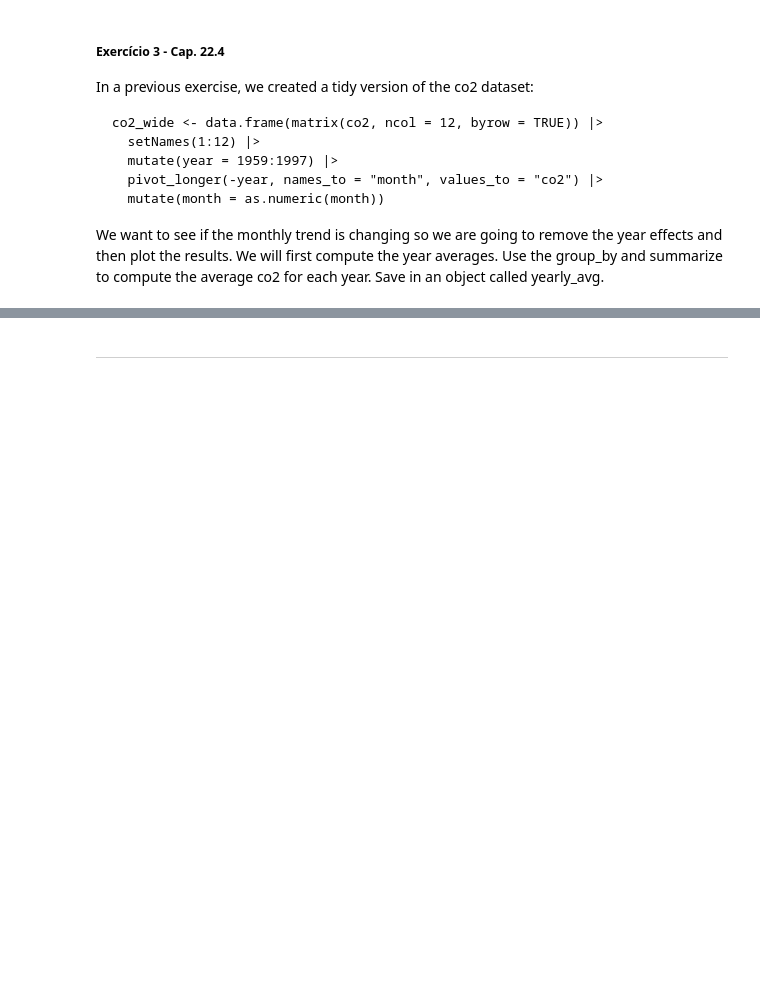
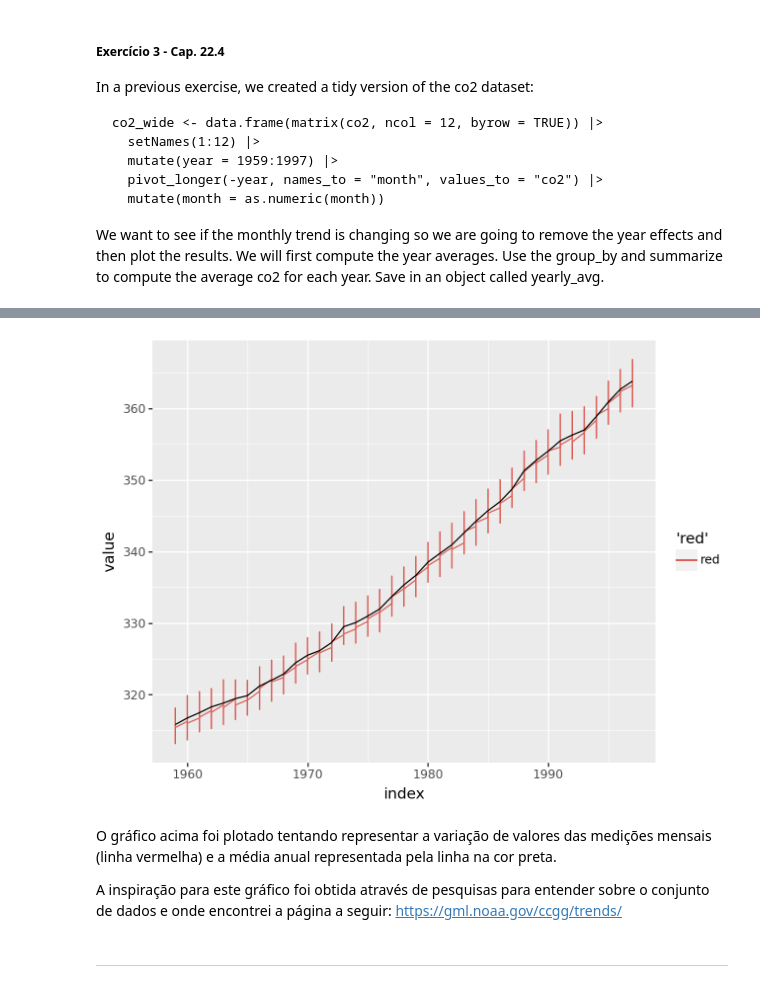
Before and after one commit to prof-LuizAlbano/feec-analise-dados-visual, a Jupyter notebook: Aulas/07-2024-04-26/RA272746_atividades5b.ipynb, the cells around one changed output, grey strips where cells are left out. Cells and saved outputs as stored; diff of their text form; code cells hidden in the pictures; blank space fills up the shorter version.

```diff
--- a/Aulas/07-2024-04-26/RA272746_atividades5b.ipynb
+++ b/Aulas/07-2024-04-26/RA272746_atividades5b.ipynb
@@ -243,11 +257,11 @@ co2_wide <- data.frame(matrix(co2, ncol = 12, byrow = TRUE)) |>
 We want to see if the monthly trend is changing so we are going to remove the year effects and then plot the results. We will first compute the year averages. Use the group_by and summarize to compute the average co2 for each year. Save in an object called yearly_avg.
 # %%
 import numpy as np
-co2 = pd.read_csv('co2.csv')
+co2 = pd.read_csv('data/co2.csv')
 
 data = co2['value'].tolist()
 data = np.asarray(data)
-co2_wide = DataFrame(
+co2_wide = pd.DataFrame(
     data.reshape(39,12),
     index = range(1959,1998),
     columns = ['1', '2', '3', '4', '5', '6', '7', '8', '9', '10', '11', '12']
@@ -257,0 +288,3 @@ NameError: name 'pd' is not defined
+# %%
+yearly_avg = pd.DataFrame((round(co2_wide.mean(axis=1), 2)), columns = ['Avg'])
+yearly_avg
@@ -257,0 +309,3 @@ NameError: name 'pd' is not defined
+# %%
+co2_melted = pd.melt(co2_wide.reset_index(), id_vars='index', value_vars=[str(i) for i in range(1,13)] )
+co2_melted
@@ -258,3 +326,15 @@ NameError: name 'pd' is not defined
+# %%
+(
+    ggplot()
+    + geom_line(data=co2_melted, mapping=aes(x="index", y="value", color="'red'"))
+    + geom_line(data=yearly_avg, mapping=aes(x=range(1959, 1998), y="Avg"))
+)
+# %% [output]
+[figure, added]
+# %% [markdown]
+O gráfico acima foi plotado tentando representar a variação de valores das medições mensais (linha vermelha) e a média anual representada pela linha na cor preta.
+
+A inspiração para este gráfico foi obtida através de pesquisas para entender sobre o conjunto de dados e onde encontrei a página a seguir: https://gml.noaa.gov/ccgg/trends/
 # %% [markdown]
 ---
 # %% [markdown]
```
Also changed, not shown: parts of 11 cells of this notebook, 3 other files.
